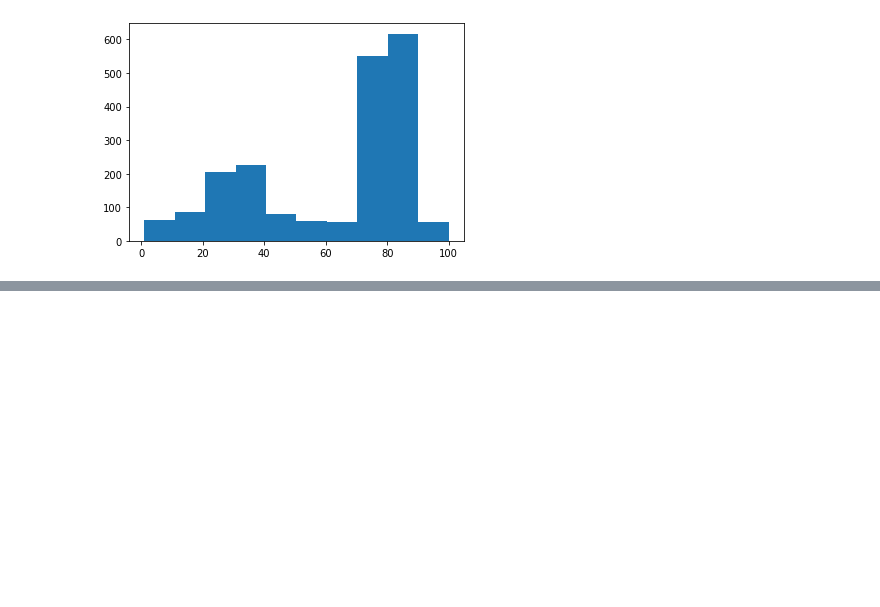
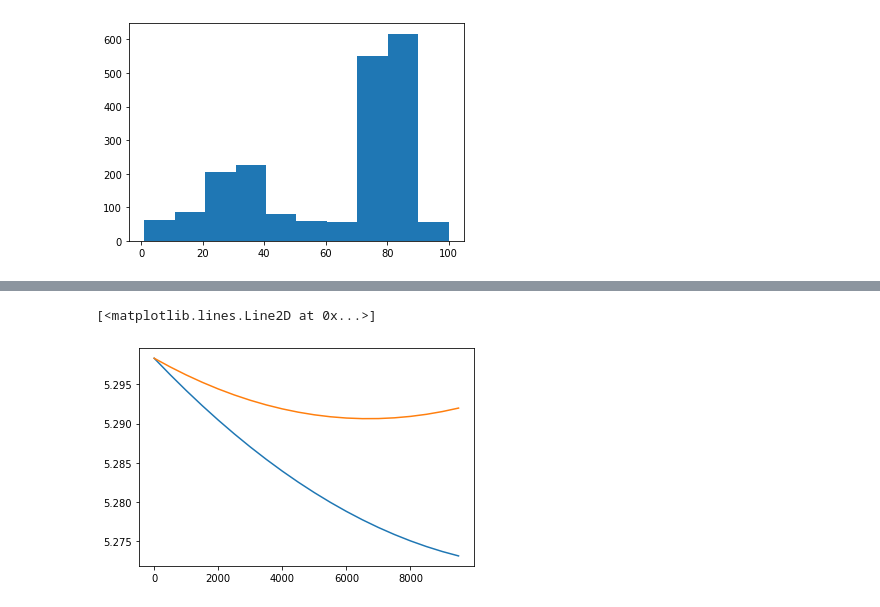
Before and after one commit to interactivetech/cs330-meta-learning, a Jupyter notebook: hw1/HW1_Autoregressive_models.ipynb, the cells around one changed output, grey strips where cells are left out. Cells and saved outputs as stored; diff of their text form; code cells hidden in the pictures; blank space fills up the shorter version.

```diff
--- a/hw1/HW1_Autoregressive_models.ipynb
+++ b/hw1/HW1_Autoregressive_models.ipynb
@@ -22,13 +22,13 @@ $$\nabla_{\theta_{x^\prime}} p_\theta(x) = -p_\theta(x)p_\theta(x^\prime)$$
 $$J(\theta) = \frac{1}{n} \sum_i -\log p_\theta(x^{(i)})$$
 $$\nabla_{\theta_j} J(\theta) = \frac{1}{n} [\sum_i p_\theta(x^{(i)}) - \sum_i I(j=x^{(i)})] = \frac{1}{n} - \frac{1}{n}\sum_i I(j=x^{(i)})$$
 # %%
-class Solver():
-    def __init__(self, lr=5e-4, batch_size=500, num_epochs=10000, log_every_epoch=50):
+class Solver1():
+    def __init__(self, input_range=100, lr=5e-4, batch_size=500, num_epochs=10000, log_every_epoch=50):
         self.lr = lr
         self.batch_size = batch_size
         self.num_epochs = num_epochs
         self.log_every_epoch = log_every_epoch
-        self.theta = np.zeros(100)
+        self.theta = np.zeros(input_range)
 
     def compute_loss(self, batch):
         theta_entries = self.theta[batch]
@@ -39,7 +39,7 @@ class Solver():
 
     def update(self, batch):
         n = len(batch)
-        gradient = np.ones(100) * 1/n
+        gradient = np.ones(len(self.theta)) * 1/n
         unique, counts = np.unique(batch, return_counts=True)
         for j, count in zip(unique, counts):
             gradient[j] -= count/n
@@ -58,5 +58,6 @@ class Solver():
             if epoch % self.log_every_epoch == 0:
                 loss_trn.append(np.mean(loss_trn_batch))
                 loss_val.append(self.compute_loss(data_val))
+                print("loss at epoch {}: {}, {}".format(epoch, loss_trn[-1], loss_val[-1]))
         return loss_trn, loss_val
 # %%
@@ -101,0 +218,5 @@ distribution = np.load('./distribution.npy')
+# %%
+data_trn_1 = [x for x, y in data_trn]
+data_val_1 = [x for x, y in data_val]
+solver1 = Solver1(input_range=200, num_epochs=30000, log_every_epoch=1000)
+loss_trn_1, loss_val_1 = solver1.train(data_trn_1, data_val_1)
@@ -101,0 +241,7 @@ distribution = np.load('./distribution.npy')
+# %%
+epochs = list(range(0, solver1.num_epochs, solver1.log_every_epoch))
+plt.plot(epochs, loss_trn_1)
+plt.plot(epochs, loss_val_1)
+# %% [output]
+[<matplotlib.lines.Line2D at 0x...>]
+[figure, added]
```
Also changed, not shown: parts of 15 cells of this notebook.
